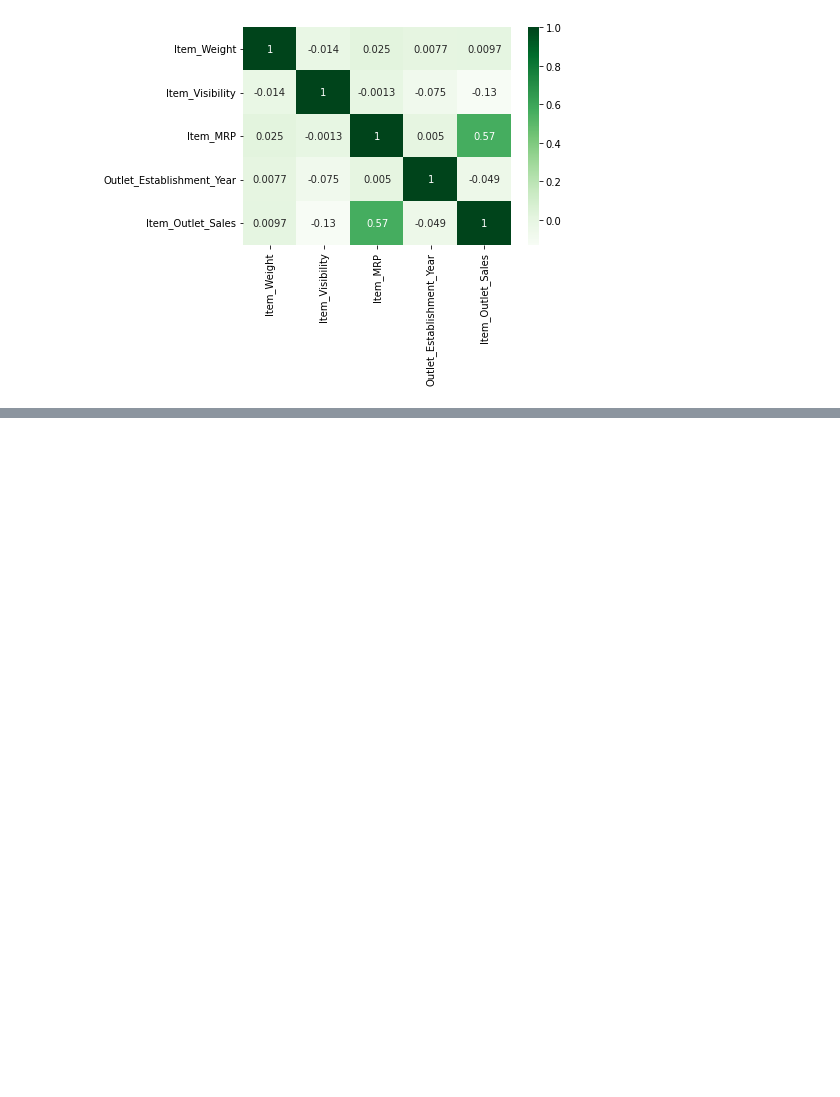
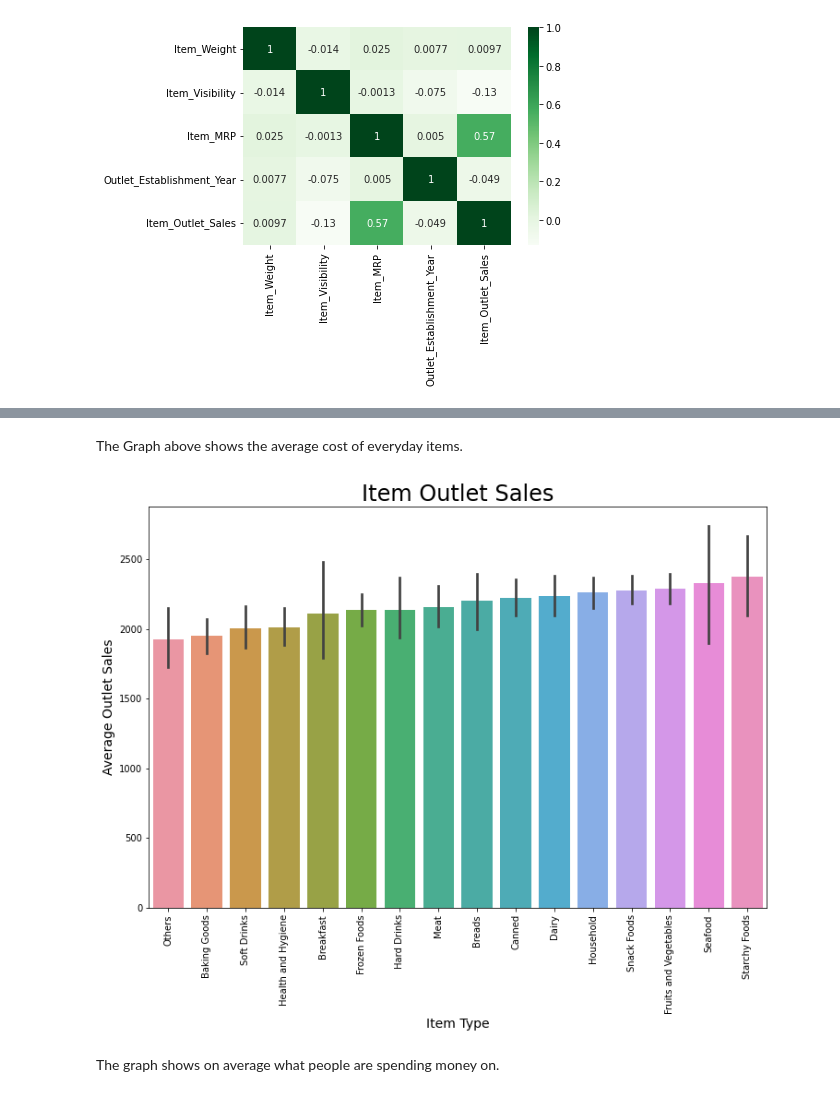
Before and after one commit to Bschreff/food-sales--prediction, a Jupyter notebook: GitHub_Rep_.ipynb, the cells around one changed output, grey strips where cells are left out. Drawn from its saved outputs; the diff is of its cells as text; code cells hidden in the pictures; blank space fills up the shorter version.

```diff
--- a/GitHub_Rep_.ipynb
+++ b/GitHub_Rep_.ipynb
@@ -222,0 +253,3 @@ sns.heatmap(corr, cmap = 'Greens', annot = True)
+# %%
+item_sales = sales_predictions.groupby(['Item_Type'])['Item_Outlet_Sales'].mean().reset_index().sort_values('Item_Outlet_Sales')
+item_sales
@@ -222,0 +283,13 @@ sns.heatmap(corr, cmap = 'Greens', annot = True)
+# %% [markdown]
+The Graph above shows the average cost of everyday items.
+# %%
+plt.figure(figsize=(12,8))
+sns.barplot(x='Item_Type', y="Item_Outlet_Sales", data=sales_predictions,  order=item_sales['Item_Type'])
+plt.xticks(rotation=90)
+plt.ylabel('Average Outlet Sales', fontsize=14)
+plt.xlabel('Item Type', fontsize=14);
+plt.title('Item Outlet Sales',fontsize=24);
+# %% [output]
+[figure, added]
+# %% [markdown]
+The graph shows on average what people are spending money on.
```
Also changed, not shown: parts of 5 cells of this notebook.
